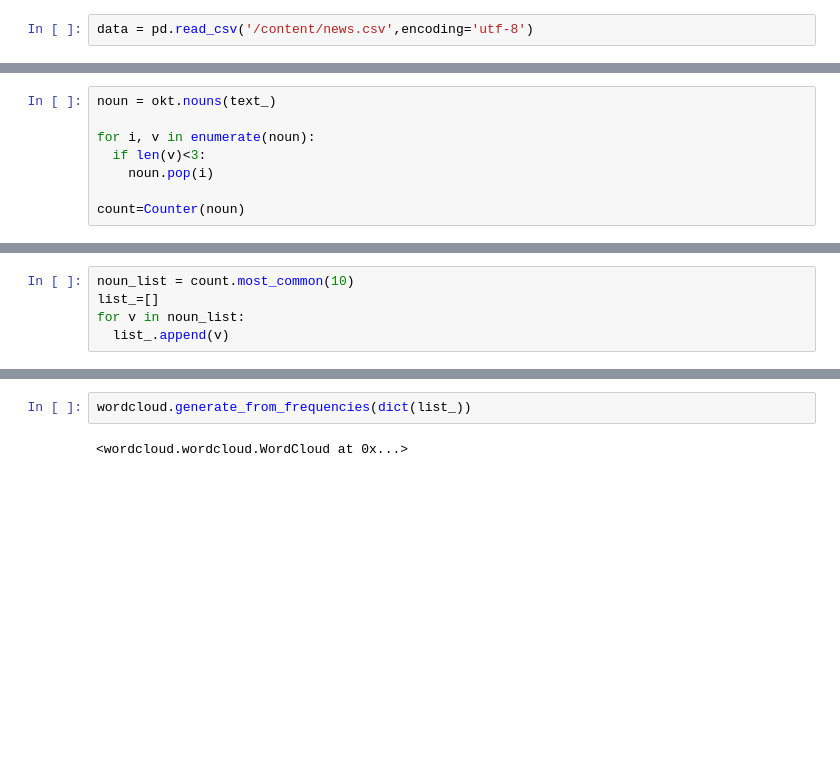
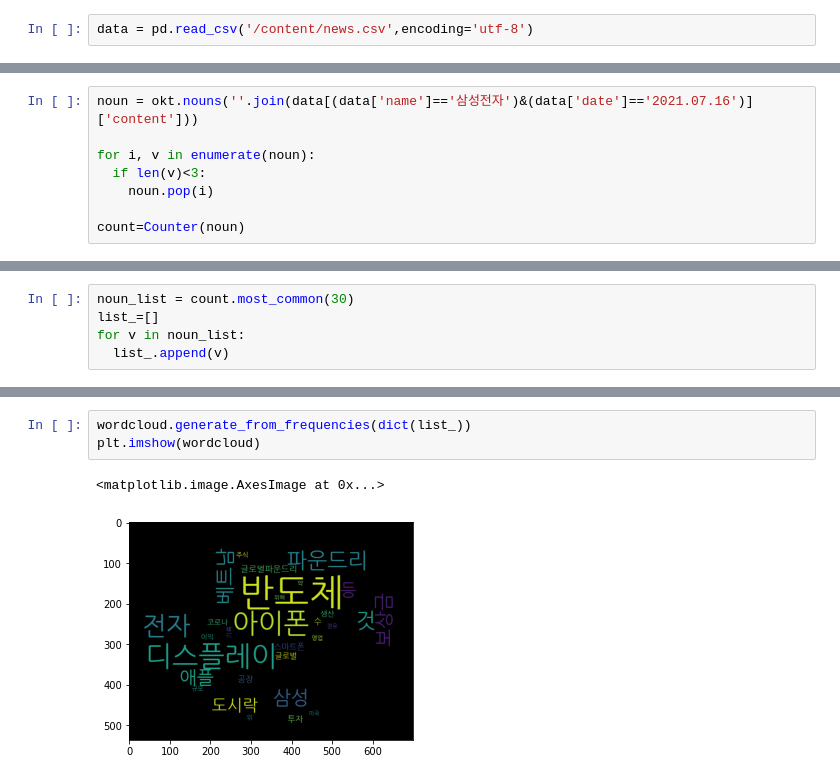
Before and after one commit to johnny9210/Stock, a Jupyter notebook: Stock_nlp.ipynb, the cells around one changed output, grey strips where cells are left out. Drawn from its saved outputs; the diff is of its cells as text; blank space fills up the shorter version.

```diff
--- a/Stock_nlp.ipynb
+++ b/Stock_nlp.ipynb
@@ -58,5 +100,5 @@ text_
 # %%
-noun = okt.nouns(text_)
+noun = okt.nouns(''.join(data[(data['name']=='삼성전자')&(data['date']=='2021.07.16')]['content']))
 
 for i, v in enumerate(noun):
   if len(v)<3:
@@ -86,5 +110,5 @@ Counter({'가액': 1,
 # %%
-noun_list = count.most_common(10)
+noun_list = count.most_common(30)
 list_=[]
 for v in noun_list:
   list_.append(v)
@@ -95,7 +127,9 @@ wordcloud = WordCloud(font_path='/content/NanumGothic.ttf',width=800,height=1000
 # %%
 wordcloud.generate_from_frequencies(dict(list_))
+plt.imshow(wordcloud)
 # %% [output]
-<wordcloud.wordcloud.WordCloud at 0x...>
+<matplotlib.image.AxesImage at 0x...>
+[figure, added]
 # %%
 wordcloud.to_file('word.png')
 plt.imshow(wordcloud)
```
Also changed, not shown: parts of 12 cells of this notebook.
